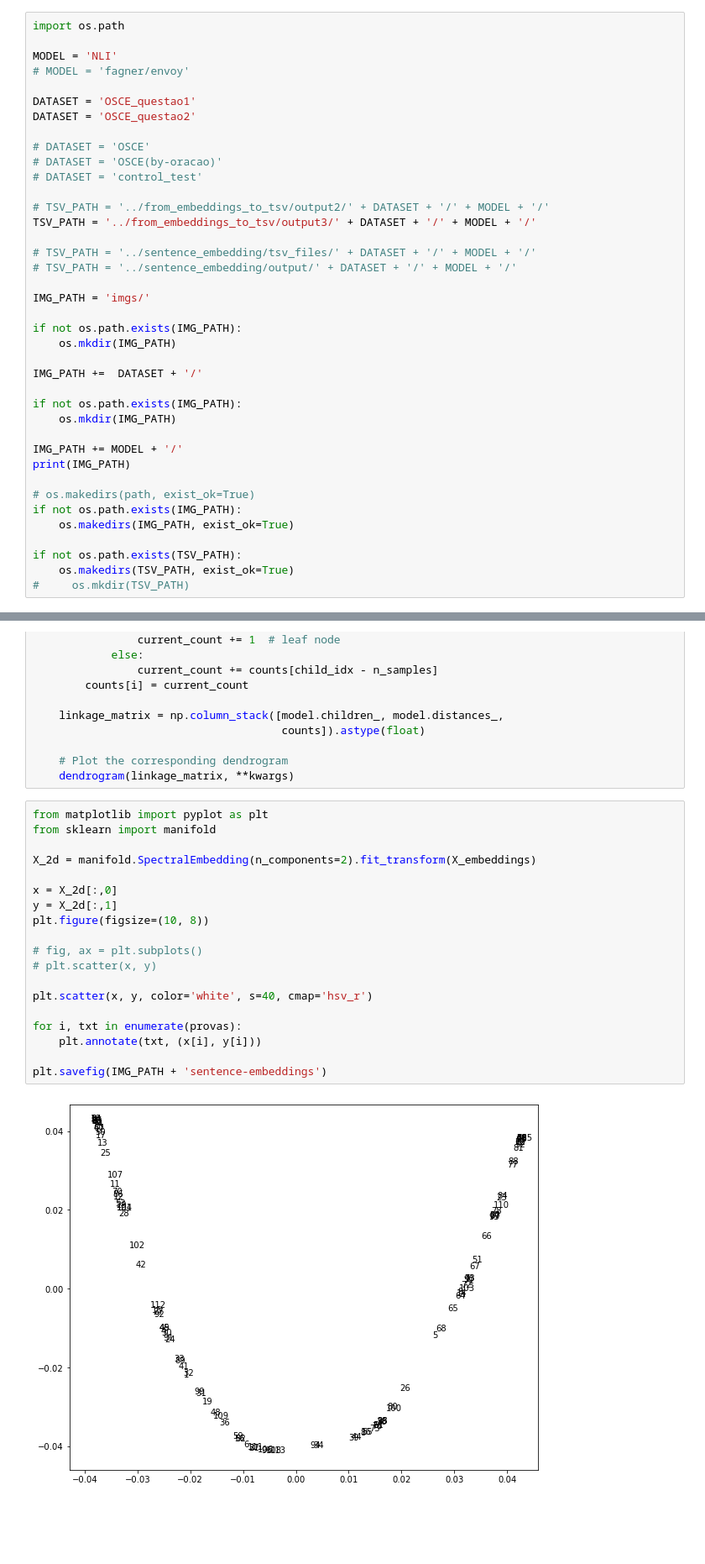
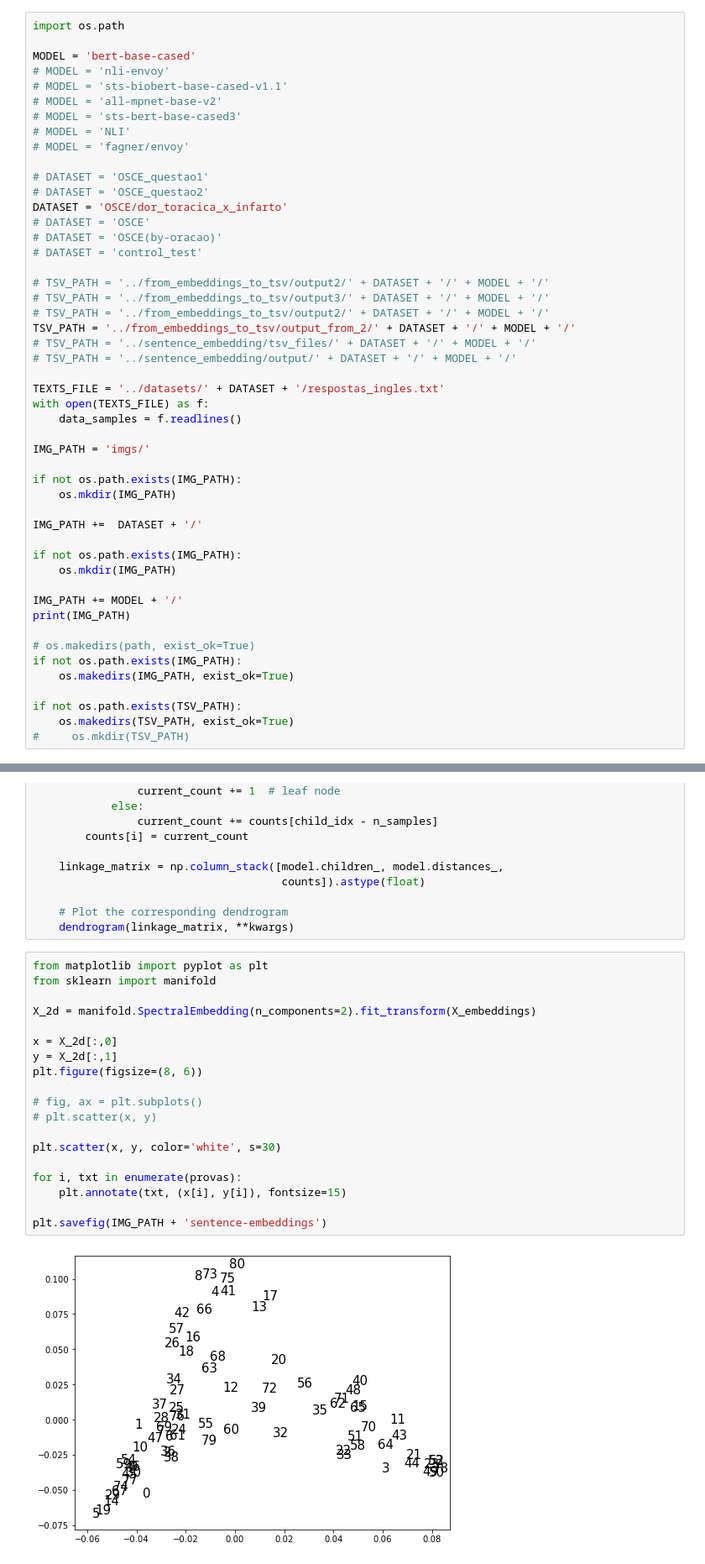
Before and after one commit to datasci4health-incubator/harena-semantics, a Jupyter notebook: notebooks/topic_modeling/generate-wordclouds-by-clusters-of-sentences.ipynb, the cells around one changed output, grey strips where cells are left out. Shown at 84% size. Saved outputs shown, nothing was run; the diff lists cells and outputs as text; blank space fills up the shorter version.

Commit message:
checkpoint of topic modeling

```diff
--- a/notebooks/topic_modeling/generate-wordclouds-by-clusters-of-sentences.ipynb
+++ b/notebooks/topic_modeling/generate-wordclouds-by-clusters-of-sentences.ipynb
@@ -14,21 +18,31 @@ Note: you may need to restart the kernel to use updated packages.
 # %%
 import os.path
 
-MODEL = 'NLI'
+MODEL = 'bert-base-cased'
+# MODEL = 'nli-envoy'
+# MODEL = 'sts-biobert-base-cased-v1.1'
+# MODEL = 'all-mpnet-base-v2'
+# MODEL = 'sts-bert-base-cased3'
+# MODEL = 'NLI'
 # MODEL = 'fagner/envoy'
 
-DATASET = 'OSCE_questao1'
-DATASET = 'OSCE_questao2'
-
+# DATASET = 'OSCE_questao1'
+# DATASET = 'OSCE_questao2'
+DATASET = 'OSCE/dor_toracica_x_infarto'
 # DATASET = 'OSCE'
 # DATASET = 'OSCE(by-oracao)'
 # DATASET = 'control_test'
 
 # TSV_PATH = '../from_embeddings_to_tsv/output2/' + DATASET + '/' + MODEL + '/'
-TSV_PATH = '../from_embeddings_to_tsv/output3/' + DATASET + '/' + MODEL + '/'
-
+# TSV_PATH = '../from_embeddings_to_tsv/output3/' + DATASET + '/' + MODEL + '/'
+# TSV_PATH = '../from_embeddings_to_tsv/output2/' + DATASET + '/' + MODEL + '/'
+TSV_PATH = '../from_embeddings_to_tsv/output_from_2/' + DATASET + '/' + MODEL + '/'
 # TSV_PATH = '../sentence_embedding/tsv_files/' + DATASET + '/' + MODEL + '/'
 # TSV_PATH = '../sentence_embedding/output/' + DATASET + '/' + MODEL + '/'
+
+TEXTS_FILE = '../datasets/' + DATASET + '/respostas_ingles.txt'
+with open(TEXTS_FILE) as f:
+    data_samples = f.readlines()
 
 IMG_PATH = 'imgs/'
 
@@ -111,24 +155,24 @@ def plot_dendrogram(model, **kwargs):
 # %%
 from matplotlib import pyplot as plt
 from sklearn import manifold
 
 X_2d = manifold.SpectralEmbedding(n_components=2).fit_transform(X_embeddings)
 
 x = X_2d[:,0]
 y = X_2d[:,1]
-plt.figure(figsize=(10, 8))
+plt.figure(figsize=(8, 6))
 
 # fig, ax = plt.subplots()
 # plt.scatter(x, y)
 
-plt.scatter(x, y, color='white', s=40, cmap='hsv_r')
+plt.scatter(x, y, color='white', s=30)
 
 for i, txt in enumerate(provas):
-    plt.annotate(txt, (x[i], y[i]))
+    plt.annotate(txt, (x[i], y[i]), fontsize=15)
 
 plt.savefig(IMG_PATH + 'sentence-embeddings')
 # %% [output]
-[figure, old version]
+[figure, new version]
 # %%
 from sklearn.cluster import AgglomerativeClustering
 
```
Also changed, not shown: parts of 13 cells of this notebook.
